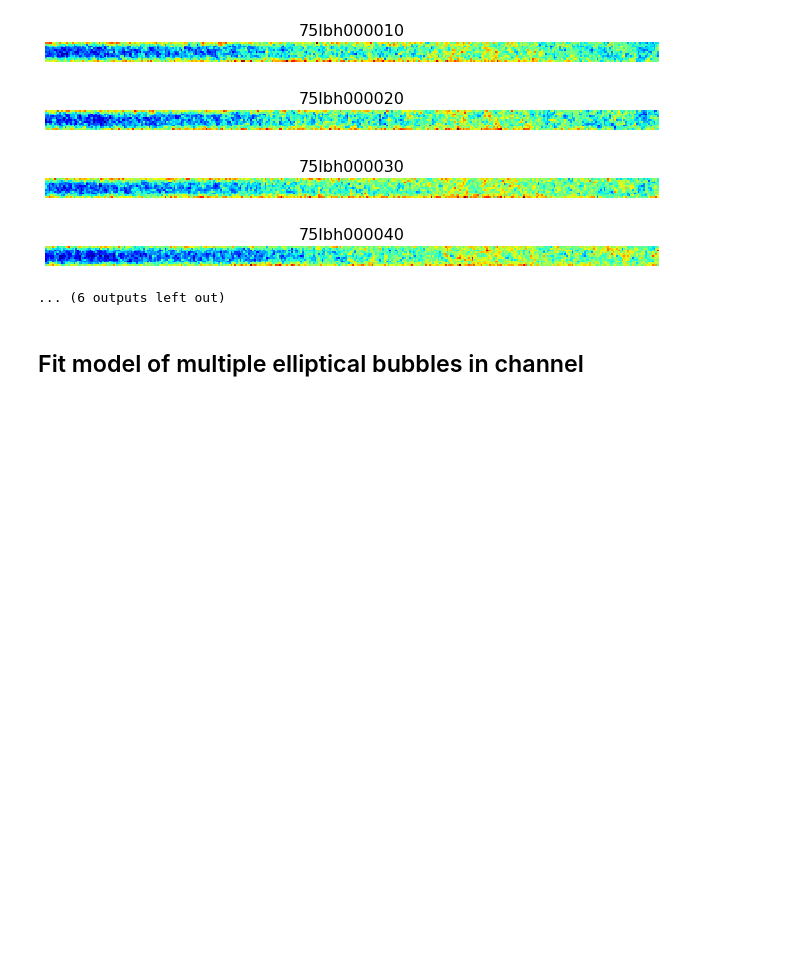
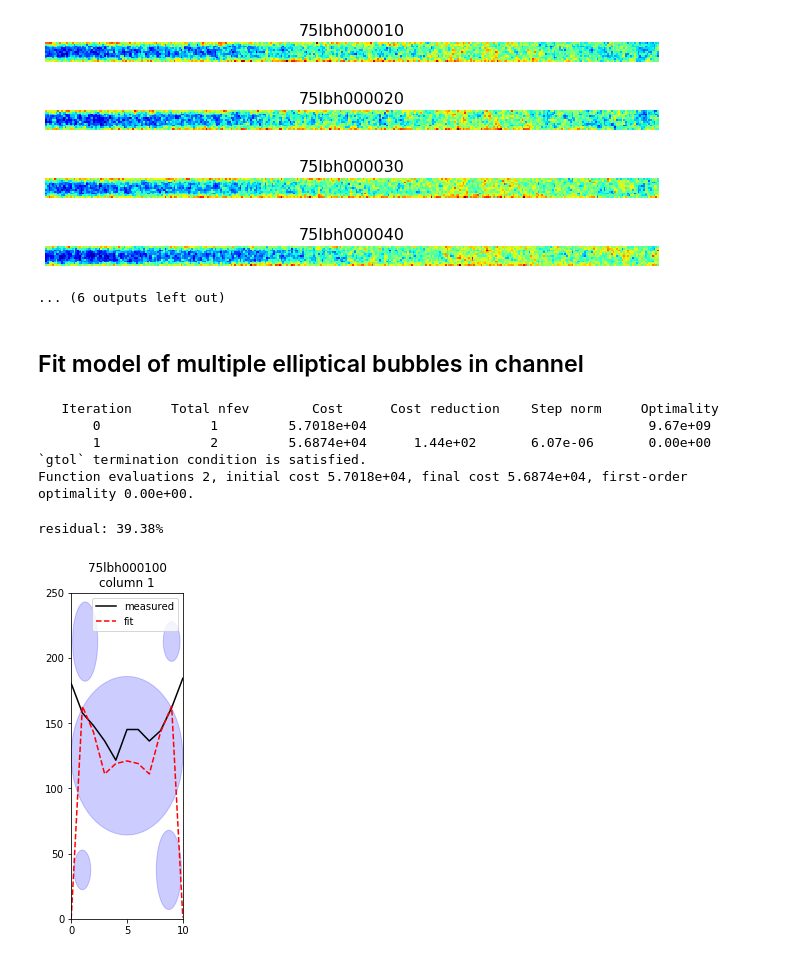
Before and after one commit to ericmuckley/fluid_channel_modeling, a Jupyter notebook: channel_modeling_cross_sections.ipynb, the cells around one changed output. Cells and saved outputs as stored; diff of their text form; code cells hidden in the pictures; blank space fills up the shorter version.

```diff
--- a/channel_modeling_cross_sections.ipynb
+++ b/channel_modeling_cross_sections.ipynb
@@ -145,2 +234,74 @@ def get_guess(cs, n):
 # %% [markdown]
 ## Fit model of multiple elliptical bubbles in channel
+# %%
+
+
+# loop over each vertical cross section of image
+for i in range(1):
+
+    # create dataframe for holding cross section and simulated cross section
+    cs = pd.DataFrame(
+        np.column_stack((np.arange(img.shape[0]), img[:, i], np.zeros_like(img[:, 0]))),
+        columns=['x', 'cs', 'sim'])
+
+
+    # get fitting parameters
+    #bub_num = 40
+    #guess = [5, 100, 5, 100, 2, 200, 3, 20, 8, 200, 3, 20]
+    guess, bounds = get_guess(cs, 5)
+
+
+    x_to_fit = [-1, -0.5] + list(cs['x']) + [cs['x'].max()+0.5, cs['x'].max()+1]
+    y_to_fit = [0, 0] + list(cs['cs']) + [0, 0]
+
+
+
+    popt, pcov = curve_fit(multiellipse_fit,
+                           x_to_fit, y_to_fit,
+                           p0=guess, bounds=bounds,
+                           #method='trf',
+                           #ftol=None,#1e-14,
+                           #xtol=None,#1e-14,
+                           #gtol=3e-16,
+                           #loss='soft_l1'
+                           verbose=2,
+
+                          )
+
+    fit = multiellipse_fit(cs['x'], *popt)
+    residual = np.mean(np.abs(np.subtract(y_to_fit[2:-2], fit)))/np.mean(y_to_fit)*100
+    print('residual: {}%'.format(round(residual, 2)))
+
+
+    fig, ax = plt.subplots()
+    # add union of all ellipses to the plot
+    ax.add_patch(PolygonPatch(union, fc='b', ec='b', alpha=0.2))
+    # plot measured cross section
+    plt.plot(cs['x'], cs['cs'], c='k', label='measured')
+    # plot simulated cross section
+    plt.plot(cs['x'], fit, c='r', linestyle='--', label='fit')
+    fig.set_size_inches(2, 6)
+    plt.xlim([0, np.max(cs['x'])])
+    plt.ylim([0, data['d_um']])
+    plt.legend()
+    #plt.tight_layout()
+    #plt.xticks([])
+    #plt.yticks([])
+    plt.title('{}\ncolumn {}'.format(L, i+1))
+    #plt.savefig(os.path.join(save_img_dir, 'img_{}.jpg'.format(str(i).zfill(5))))
+    plt.show()
+
+    print('bounds')
+    print(np.round(bounds, 2))
+    print('guess')
+    print(np.reshape(guess, (-1, 4)))
+    print('popt')
+    print(np.reshape(popt, (-1, 4)))
+# %% [output]
+   Iteration     Total nfev        Cost      Cost reduction    Step norm     Optimality
+       0              1         5.7018e+04                                    9.67e+09
+       1              2         5.6874e+04      1.44e+02       6.07e-06       0.00e+00
+`gtol` termination condition is satisfied.
+Function evaluations 2, initial cost 5.7018e+04, final cost 5.6874e+04, first-order optimality 0.00e+00.
+residual: 39.38%
+[figure, added]
```
Also changed, not shown: parts of 7 cells of this notebook.
